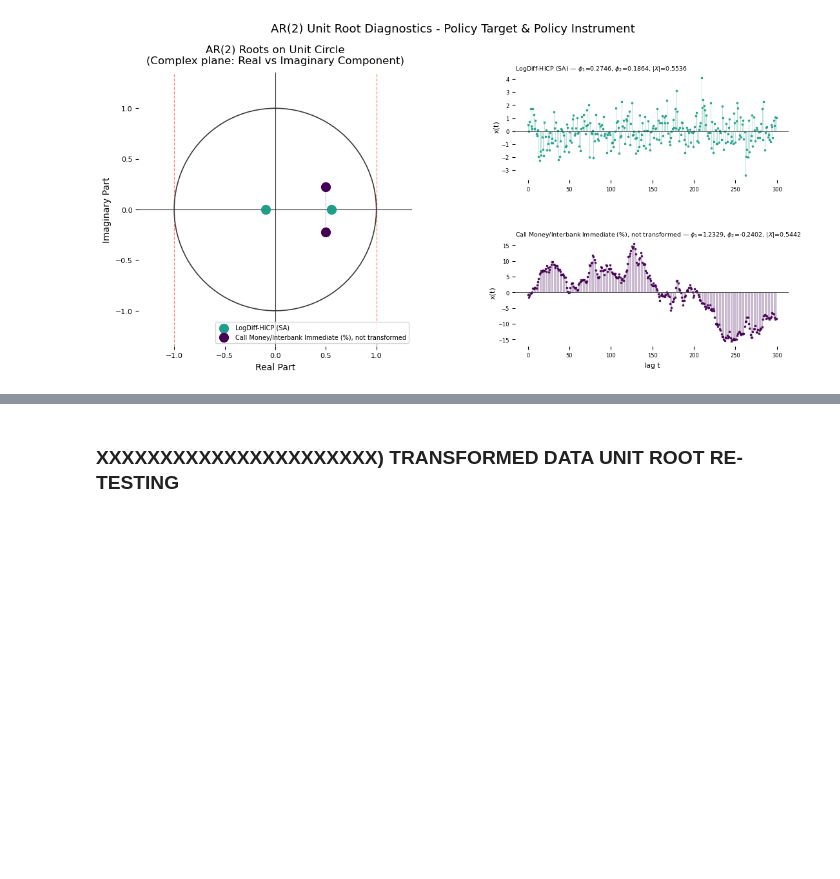
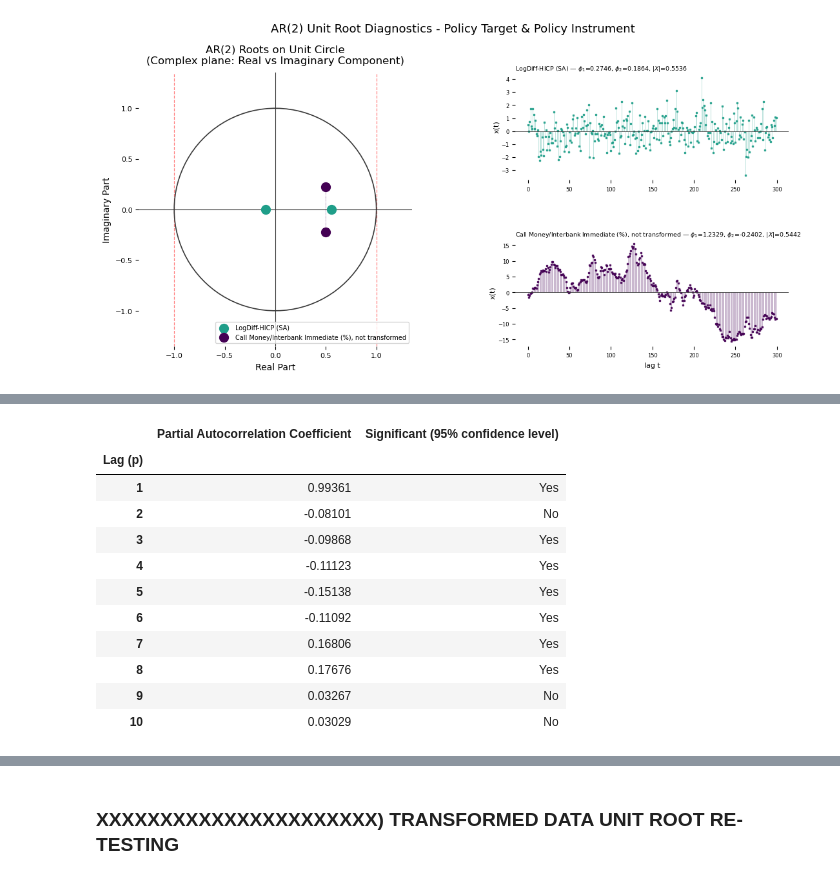
Before and after one commit to EliaLand/Policy_Target_RegimeSwitchingPersistence, a Jupyter notebook: Module3_ar_analysis.ipynb, the cells around one changed output, grey strips where cells are left out. Drawn from its saved outputs; the diff is of its cells as text; code cells hidden in the pictures; blank space fills up the shorter version.

```diff
--- a/Module3_ar_analysis.ipynb
+++ b/Module3_ar_analysis.ipynb
@@ -1163,0 +1230,41 @@ plt.show()
+# %%
+# AR(p) Lag Order Selection - Policy Instrument (Call Money/Interbank Immediate (%), not transformed)
+# (!!!) Nothing new, same approach as before, jus that instead of having a fixed autocorrelation coefficient, like 1 or 2, we investigate at which lag the deviation becomes unstable (p+1)
+
+# Policy Instrument (i)
+i = jp_aggregated_df["Call Money/Interbank Immediate (%)"].dropna()
+# Lag (available)
+t = len(i)
+# Confidence Level (95%)
+confidence_level = 1.96 / np.sqrt(t)
+# Partial Autocorrelation Function (PACF)
+# (!!!) We test for 20 lags, the correlation coefficient
+pacf_vals = pacf(i, nlags=10)
+
+# AR order
+# (!!!) Last lag where |PACF| > confidence band
+rows = []
+# (!!!) i stands for index here, and we exclude lag 0
+for idx, pac in enumerate(pacf_vals[1:]):
+    rows.append({
+        "Lag (p)" : f"{idx+1}",
+        "Partial Autocorrelation Coefficient" : f"{round(pac,5)}",
+# (!!!) Do not forget the abs() function to consider also negative values
+        "Significant (95% confidence level)" : "Yes" if abs(pac) > confidence_level else "No"
+    })
+
+i_ARp = pd.DataFrame(rows).set_index("Lag (p)")
+i_ARp
+# %% [output]
+|  | Partial Autocorrelation Coefficient | Significant (95% confidence level) |
+| Lag (p) |  |  |
+| 1 | 0.99361 | Yes |
+| 2 | -0.08101 | No |
+| 3 | -0.09868 | Yes |
+| 4 | -0.11123 | Yes |
+| 5 | -0.15138 | Yes |
+| 6 | -0.11092 | Yes |
+| 7 | 0.16806 | Yes |
+| 8 | 0.17676 | Yes |
+| 9 | 0.03267 | No |
+| 10 | 0.03029 | No |
```
Also changed, not shown: parts of 29 cells of this notebook, 2 other files.
